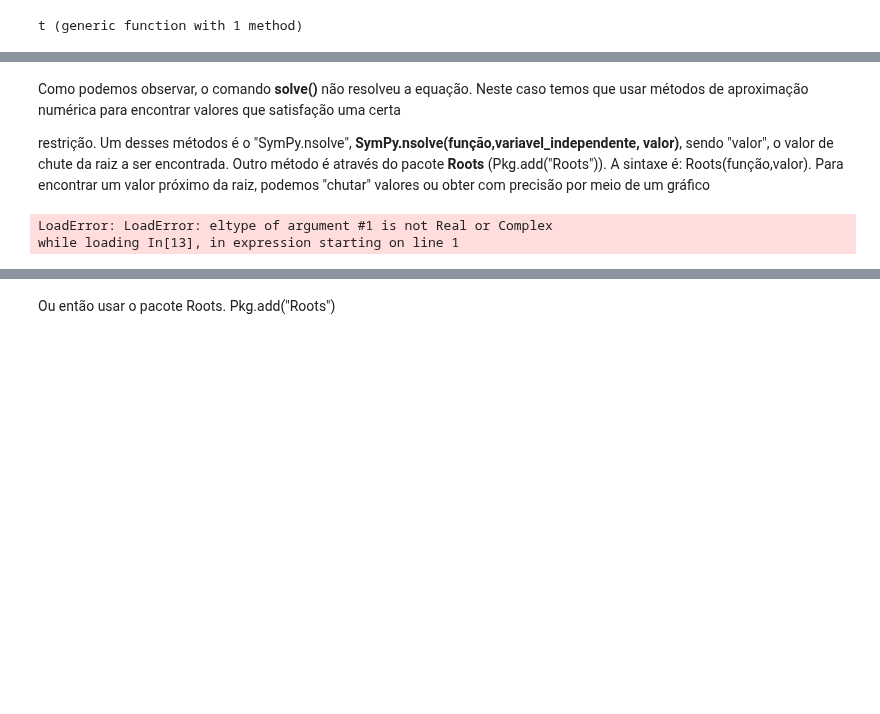
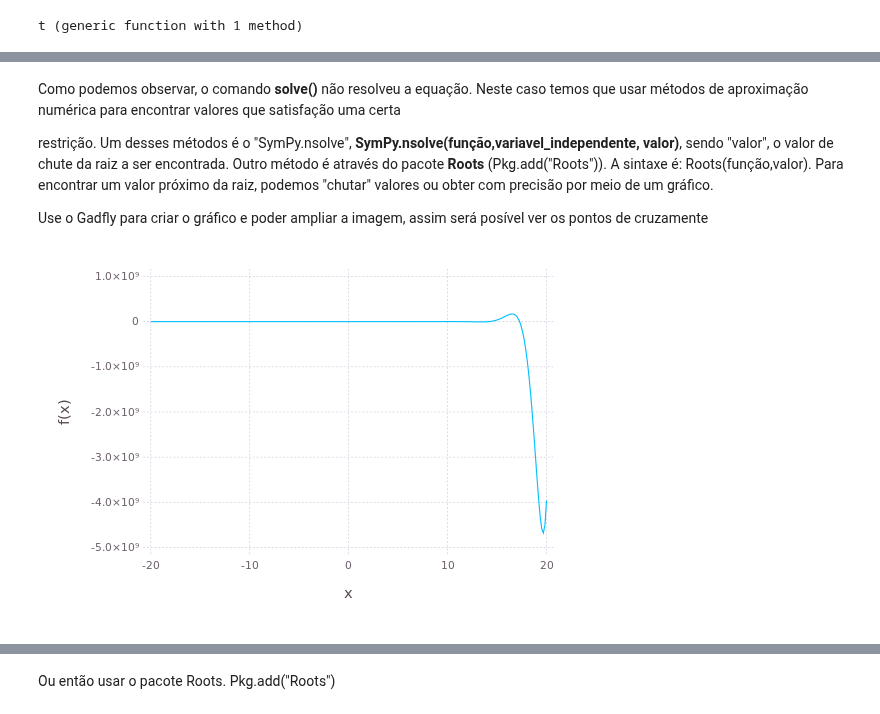
Before and after one commit to JuliaLangPt/tutorial_PT_BR, a Jupyter notebook: 10-CALCULO-DE-RAIZES-E-SISTEMAS-DE-EQUACOES.ipynb, the cells around one changed output, grey strips where cells are left out. Cells and saved outputs as stored; diff of their text form; code cells hidden in the pictures; blank space fills up the shorter version.

```diff
--- a/10-CALCULO-DE-RAIZES-E-SISTEMAS-DE-EQUACOES.ipynb
+++ b/10-CALCULO-DE-RAIZES-E-SISTEMAS-DE-EQUACOES.ipynb
@@ -67,4 +64,6 @@ NotImplementedError('multiple generators [x, cos(x), exp(x)]\nNo algorithms are
 Como podemos observar, o comando <strong>solve()</strong>
  não resolveu a equação. Neste caso temos que usar métodos de aproximação numérica para encontrar valores que satisfação uma certa
 
-restrição. Um desses métodos é o "SymPy.nsolve", <strong>SymPy.nsolve(função,variavel_independente, valor)</strong>, sendo "valor", o valor de chute da raiz a ser encontrada. Outro método é através do pacote <strong>Roots</strong> (Pkg.add("Roots")). A sintaxe é: Roots(função,valor). Para encontrar um valor próximo da raiz, podemos "chutar" valores ou obter com precisão por meio de um gráfico
+restrição. Um desses métodos é o "SymPy.nsolve", <strong>SymPy.nsolve(função,variavel_independente, valor)</strong>, sendo "valor", o valor de chute da raiz a ser encontrada. Outro método é através do pacote <strong>Roots</strong> (Pkg.add("Roots")). A sintaxe é: Roots(função,valor). Para encontrar um valor próximo da raiz, podemos "chutar" valores ou obter com precisão por meio de um gráfico.
+
+Use o Gadfly para criar o gráfico e poder ampliar a imagem, assim será posível ver os pontos de cruzamente
@@ -76,7 +73,6 @@ using Winston
 # %%
-Winston.plot([x->x - x*cos(x)*exp(x)], -20, 20)
+Gadfly.plot(x-> x - x*cos(x)*exp(x), -20, 20)
 # %% [output]
-LoadError: LoadError: eltype of argument #1 is not Real or Complex
-while loading In[13], in expression starting on line 1
+[figure, added]
 # %%
 # para realizar o calculo, ha a necessidade de ou resetar as variáveis
```
Also changed, not shown: parts of 18 cells of this notebook, 1 other file.
